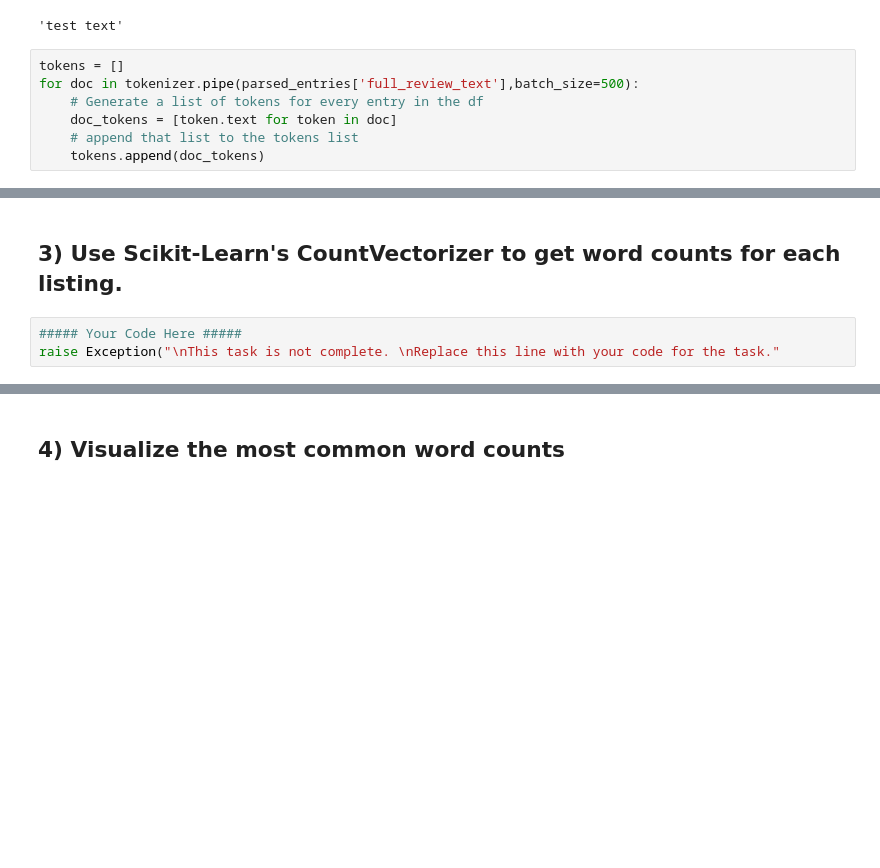
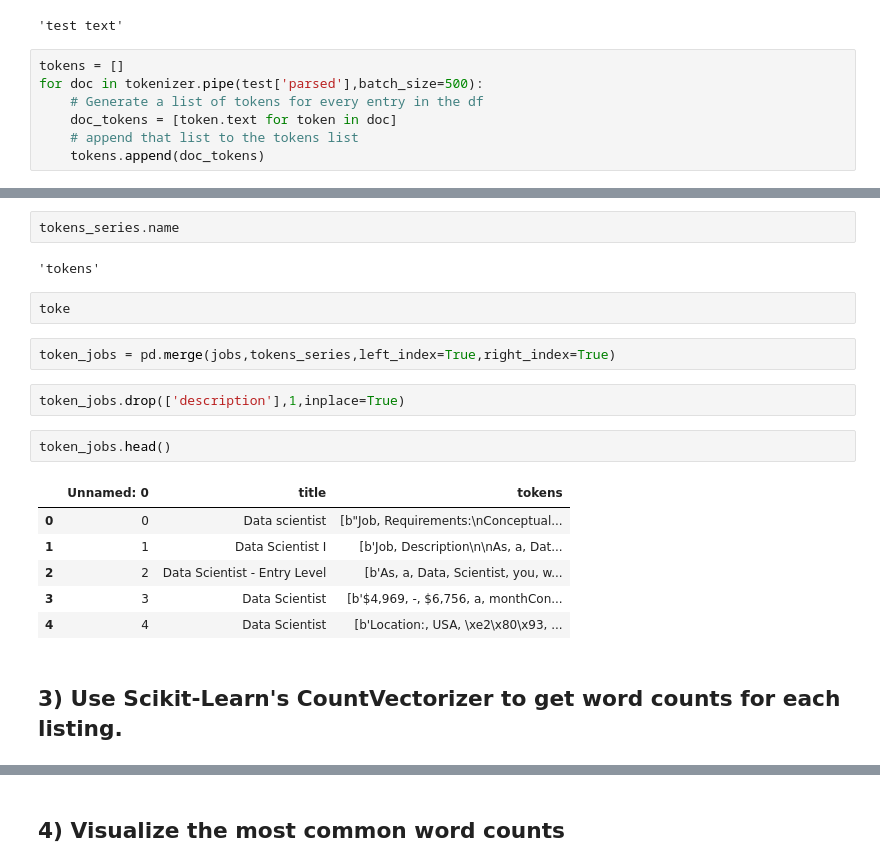
Before and after one commit to mvkumar14/DS-Unit-4-Sprint-1-NLP, a Jupyter notebook: module2-vector-representations/LS_DS_412_Vector_Representations_Assignment.ipynb, the cells around one changed output, grey strips where cells are left out. Drawn from its saved outputs; the diff is of its cells as text; blank space fills up the shorter version.

```diff
--- a/module2-vector-representations/LS_DS_412_Vector_Representations_Assignment.ipynb
+++ b/module2-vector-representations/LS_DS_412_Vector_Representations_Assignment.ipynb
@@ -86,7 +86,7 @@ a.text
 'test text'
 # %%
 tokens = []
-for doc in tokenizer.pipe(parsed_entries['full_review_text'],batch_size=500):
+for doc in tokenizer.pipe(test['parsed'],batch_size=500):
     # Generate a list of tokens for every entry in the df
     doc_tokens = [token.text for token in doc]
     # append that list to the tokens list
@@ -96,5 +118,21 @@ for doc in tokenizer.pipe(parsed_entries['full_review_text'],batch_size=500):
+# %%
+tokens_series.name
+# %% [output]
+'tokens'
+# %%
+toke
+# %%
+token_jobs = pd.merge(jobs,tokens_series,left_index=True,right_index=True)
+# %%
+token_jobs.drop(['description'],1,inplace=True)
+# %%
+token_jobs.head()
+# %% [output]
+|  | Unnamed: 0 | title | tokens |
+| 0 | 0 | Data scientist | [b"Job, Requirements:\nConceptual... |
+| 1 | 1 | Data Scientist I | [b'Job, Description\n\nAs, a, Dat... |
+| 2 | 2 | Data Scientist - Entry Level | [b'As, a, Data, Scientist, you, w... |
+| 3 | 3 | Data Scientist | [b'$4,969, -, $6,756, a, monthCon... |
+| 4 | 4 | Data Scientist | [b'Location:, USA, \xe2\x80\x93, ... |
 # %% [markdown]
 ## 3) Use Scikit-Learn's CountVectorizer to get word counts for each listing.
-# %%
-##### Your Code Here #####
-raise Exception("\nThis task is not complete. \nReplace this line with your code for the task."
```
Also changed, not shown: parts of 8 cells of this notebook, 1 other file.
